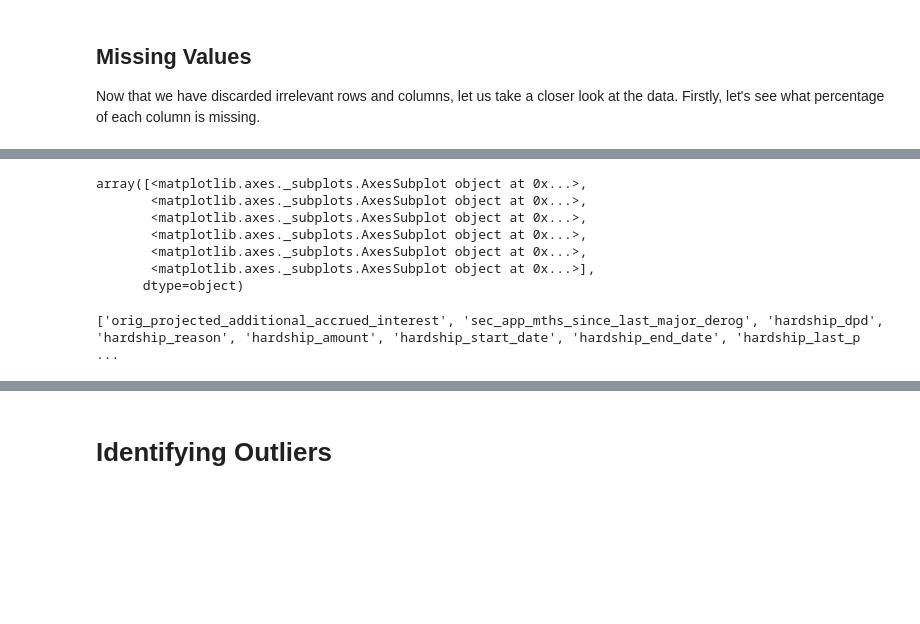
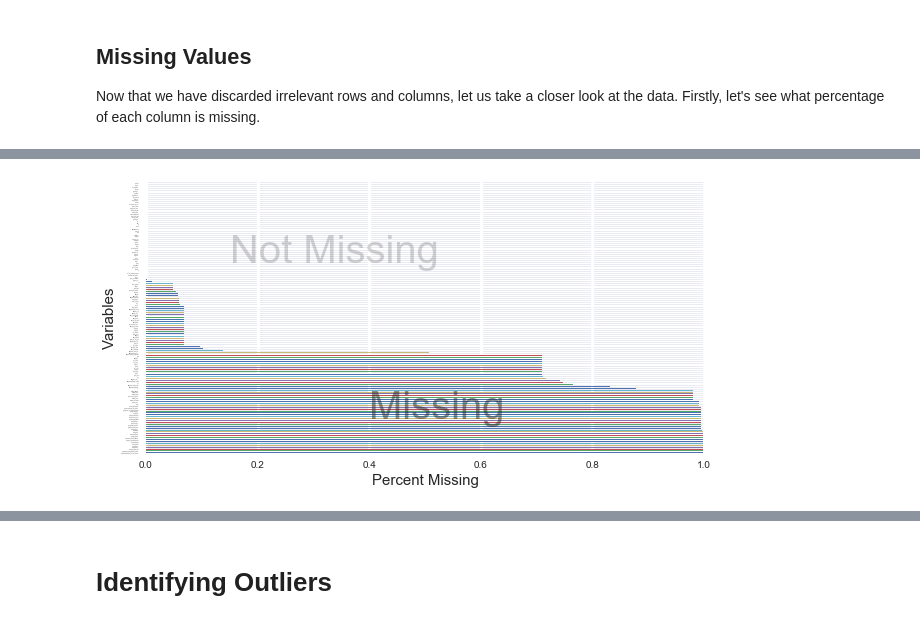
Before and after one commit to tloeber/Springboard, a Jupyter notebook: lending_club/lending_club_1.ipynb, the cells around one changed output, grey strips where cells are left out. Drawn from its saved outputs; the diff is of its cells as text; code cells hidden in the pictures; blank space fills up the shorter version.

Commit message:
Addresses missing values.

```diff
--- a/lending_club/lending_club_1.ipynb
+++ b/lending_club/lending_club_1.ipynb
@@ -55,7 +57,7 @@ This reveals that the first line contains comments and should thus be discarded
 # Importing data
 # %%
 # Get all the csv files in the data directory
-files = !ls data_raw/*.csv
+files = glob.glob('data_raw/*.csv')
 
 # Read those files into pandas
 df_list = [pd.read_csv(file, header=1, low_memory=False) for file in files]
@@ -172,4 +179,4 @@ Name: issue_d, dtype: object
 # %% [markdown]
 Now we can set the issue date and loan ID as a hierarchical index, and then sort the data by date:
 # %%
-all_data = all_data.set_index([pd.to_datetime(all_data.loc[:,'issue_d'], format='%b-%Y'), 'id']).sort_index()
+all_data['issue_d'] = pd.to_datetime(all_data.loc[:,'issue_d'], format='%b-%Y')
@@ -178,5 +183,5 @@ We will keep "issue_d" as a column (it will makes some things easier below), so
-# %%
-all_data.index.names = ['issue_date', 'id']
+# %%
+all_data = all_data.set_index(['issue_d', 'id']).sort_index()
 # %% [markdown]
 ## Dropping irrelevant columns
 
@@ -370,14 +217,0 @@ plt.show()
-# %%
-ax.ravel()[:6]
-# %% [output]
-array([<matplotlib.axes._subplots.AxesSubplot object at 0x...>,
-       <matplotlib.axes._subplots.AxesSubplot object at 0x...>,
-       <matplotlib.axes._subplots.AxesSubplot object at 0x...>,
-       <matplotlib.axes._subplots.AxesSubplot object at 0x...>,
-       <matplotlib.axes._subplots.AxesSubplot object at 0x...>,
-       <matplotlib.axes._subplots.AxesSubplot object at 0x...>],
-      dtype=object)
-# %%
-print(drop_continuous, drop_cat)
-# %% [output]
-['orig_projected_additional_accrued_interest', 'sec_app_mths_since_last_major_derog', 'hardship_dpd', 'hardship_reason', 'hardship_amount', 'hardship_start_date', 'hardship_end_date', 'hardship_last_p ...
@@ -385,0 +218,17 @@ assert(len(drop) == len(drop_continuous) + len(drop_cat))
+# %%
+# Calculate the proportion of missing values for each variable
+missing = (all_data.isnull().sum()/all_data.shape[0]).sort_values(ascending=False)
+
+# Plot proportion of missing values for each variable
+missing.plot(kind="barh", figsize=(10, 5))
+plt.xlim(0, 1)
+plt.xlabel('Percent Missing', fontsize=15)
+plt.ylabel('Variables', fontsize=15)
+plt.tick_params(axis='y', length=0, labelsize = 0)
+plt.grid(color="white", axis='x', linewidth=3)
+plt.text(x=.15, y=100, s='Not Missing', fontsize=40, alpha=.2)
+plt.text(x=.4, y=18, s='Missing', fontsize=40, alpha=.5)
+
+plt.show()
+# %% [output]
+[figure, added]
```
Also changed, not shown: parts of 43 cells of this notebook.
